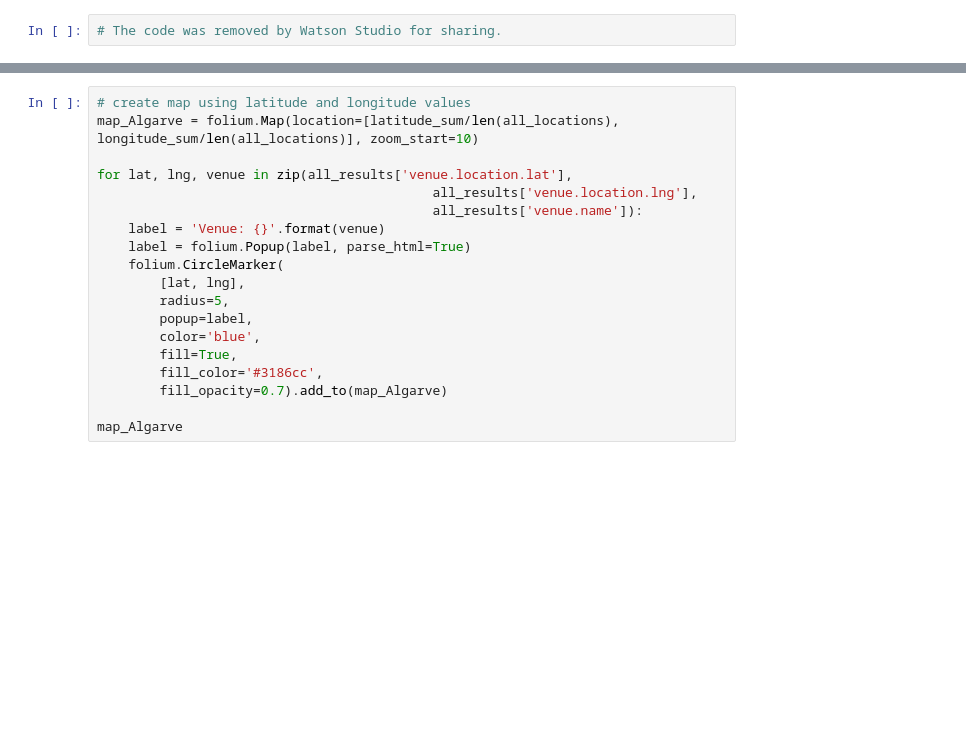
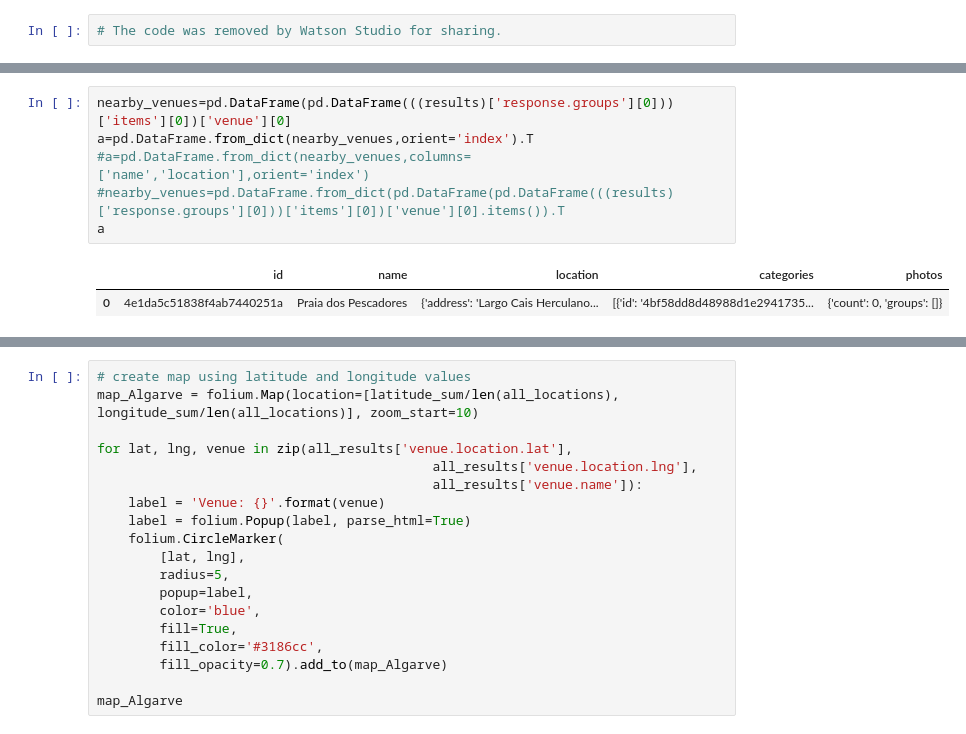
Before and after one commit to vasraz007/courseraCapstone, a Jupyter notebook: The Battle of Neighborhoods.ipynb, the cells around one changed output, grey strips where cells are left out. Drawn from its saved outputs; the diff is of its cells as text; blank space fills up the shorter version.

```diff
--- a/The Battle of Neighborhoods.ipynb
+++ b/The Battle of Neighborhoods.ipynb
@@ -146,0 +379,9 @@ all_locations
+# %%
+nearby_venues=pd.DataFrame(pd.DataFrame(((results)['response.groups'][0]))['items'][0])['venue'][0]
+a=pd.DataFrame.from_dict(nearby_venues,orient='index').T
+#a=pd.DataFrame.from_dict(nearby_venues,columns=['name','location'],orient='index')
+#nearby_venues=pd.DataFrame.from_dict(pd.DataFrame(pd.DataFrame(((results)['response.groups'][0]))['items'][0])['venue'][0].items()).T
+a
+# %% [output]
+|  | id | name | location | categories | photos |
+| 0 | 4e1da5c51838f4ab7440251a | Praia dos Pescadores | {'address': 'Largo Cais Herculano... | [{'id': '4bf58dd8d48988d1e2941735... | {'count': 0, 'groups': []} |
```
Also changed, not shown: parts of 26 cells of this notebook.
